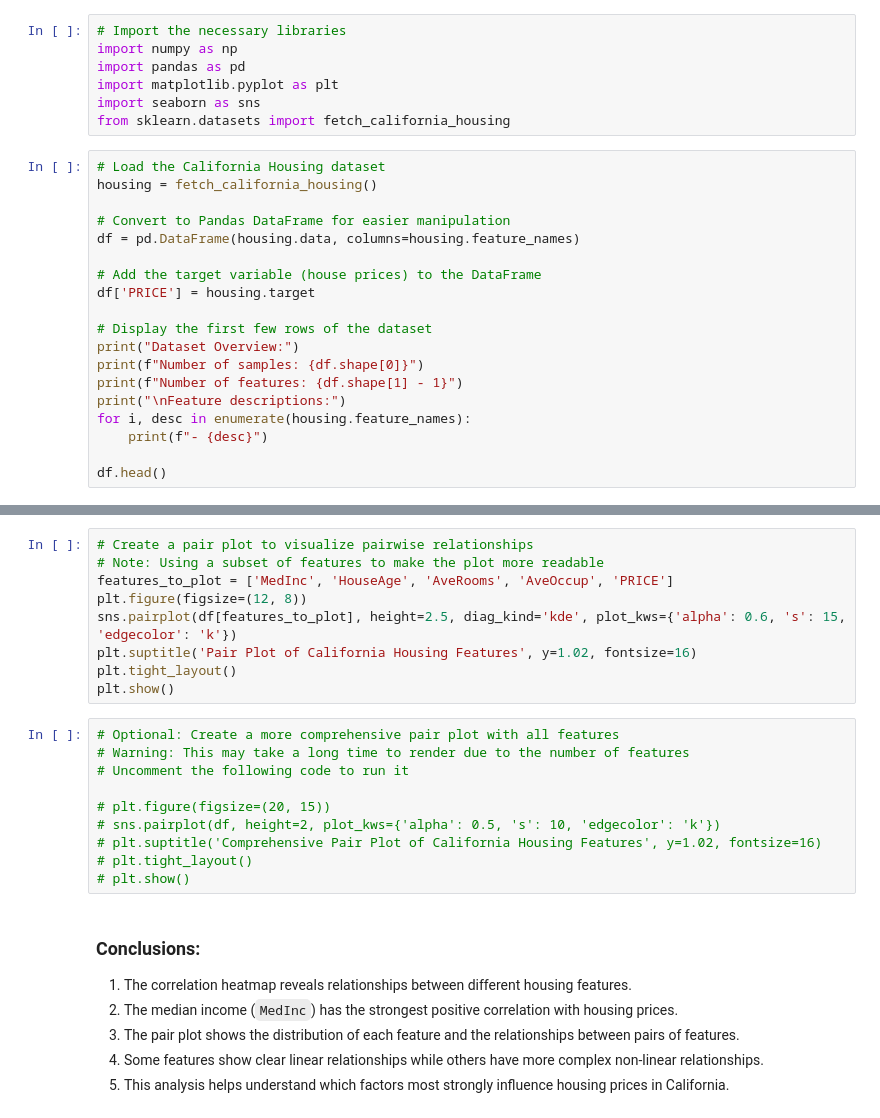
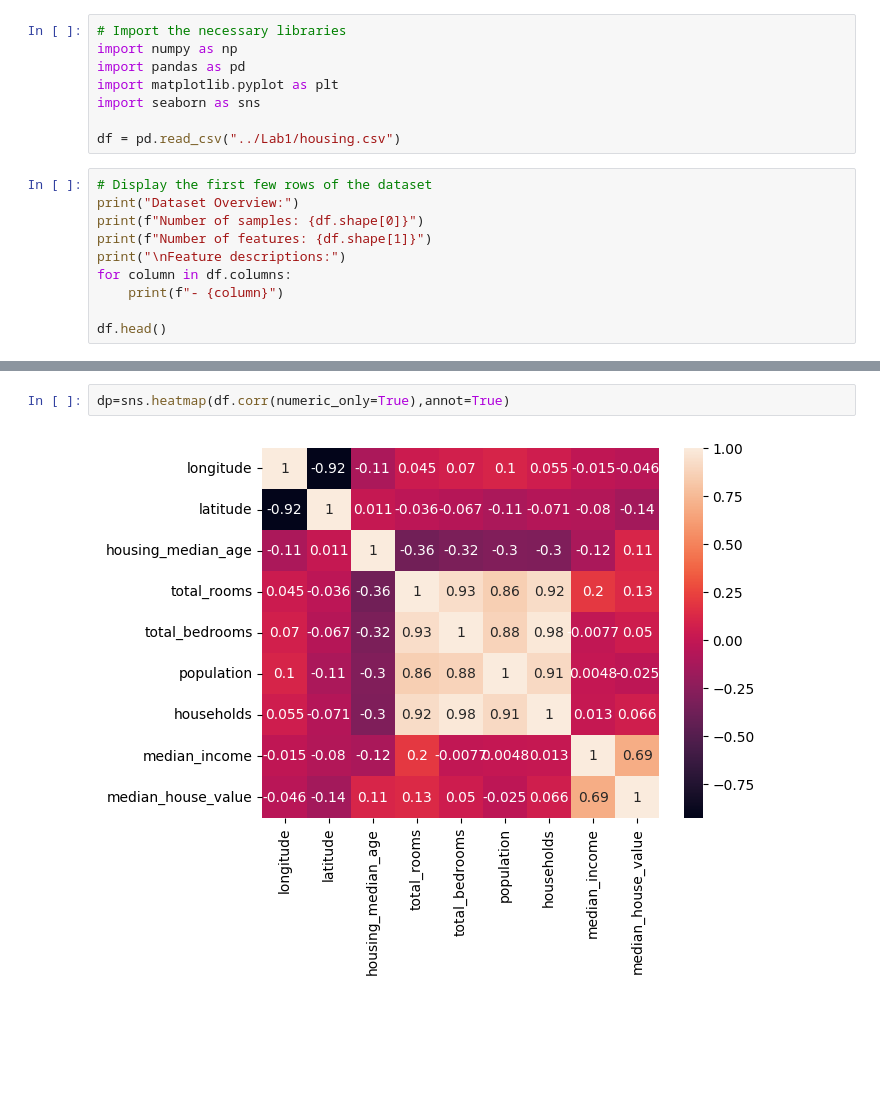
Before and after one commit to ifsvivek/Lab, a Jupyter notebook: Sem6/ML/Lab2/Lab2.ipynb, the cells around one changed output, grey strips where cells are left out. Drawn from its saved outputs; the diff is of its cells as text; blank space fills up the shorter version.

```diff
--- a/Sem6/ML/Lab2/Lab2.ipynb
+++ b/Sem6/ML/Lab2/Lab2.ipynb
@@ -4,23 +4,15 @@ import numpy as np
 import pandas as pd
 import matplotlib.pyplot as plt
 import seaborn as sns
-from sklearn.datasets import fetch_california_housing
+
+df = pd.read_csv("../Lab1/housing.csv")
 # %%
-# Load the California Housing dataset
-housing = fetch_california_housing()
-
-# Convert to Pandas DataFrame for easier manipulation
-df = pd.DataFrame(housing.data, columns=housing.feature_names)
-
-# Add the target variable (house prices) to the DataFrame
-df['PRICE'] = housing.target
-
 # Display the first few rows of the dataset
 print("Dataset Overview:")
 print(f"Number of samples: {df.shape[0]}")
-print(f"Number of features: {df.shape[1] - 1}")
+print(f"Number of features: {df.shape[1]}")
 print("\nFeature descriptions:")
-for i, desc in enumerate(housing.feature_names):
-    print(f"- {desc}")
+for column in df.columns:
+    print(f"- {column}")
 
 df.head()
@@ -58,27 +73,4 @@ plt.show()
-# %%
-# Create a pair plot to visualize pairwise relationships
-# Note: Using a subset of features to make the plot more readable
-features_to_plot = ['MedInc', 'HouseAge', 'AveRooms', 'AveOccup', 'PRICE']
-plt.figure(figsize=(12, 8))
-sns.pairplot(df[features_to_plot], height=2.5, diag_kind='kde', plot_kws={'alpha': 0.6, 's': 15, 'edgecolor': 'k'})
-plt.suptitle('Pair Plot of California Housing Features', y=1.02, fontsize=16)
-plt.tight_layout()
-plt.show()
-# %%
-# Optional: Create a more comprehensive pair plot with all features
-# Warning: This may take a long time to render due to the number of features
-# Uncomment the following code to run it
-
-# plt.figure(figsize=(20, 15))
-# sns.pairplot(df, height=2, plot_kws={'alpha': 0.5, 's': 10, 'edgecolor': 'k'})
-# plt.suptitle('Comprehensive Pair Plot of California Housing Features', y=1.02, fontsize=16)
-# plt.tight_layout()
-# plt.show()
-# %% [markdown]
-### Conclusions:
-
-1. The correlation heatmap reveals relationships between different housing features.
-2. The median income (`MedInc`) has the strongest positive correlation with housing prices.
-3. The pair plot shows the distribution of each feature and the relationships between pairs of features.
-4. Some features show clear linear relationships while others have more complex non-linear relationships.
-5. This analysis helps understand which factors most strongly influence housing prices in California.
+# %%
+dp=sns.heatmap(df.corr(numeric_only=True),annot=True)
+# %% [output]
+[figure, added]
```
Also changed, not shown: parts of 6 cells of this notebook.
